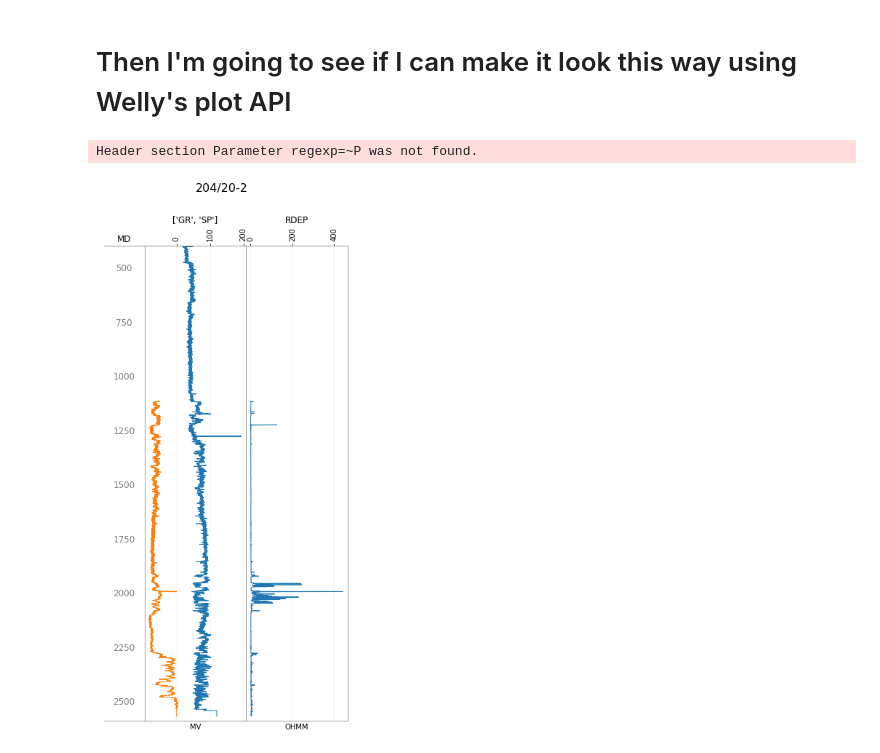
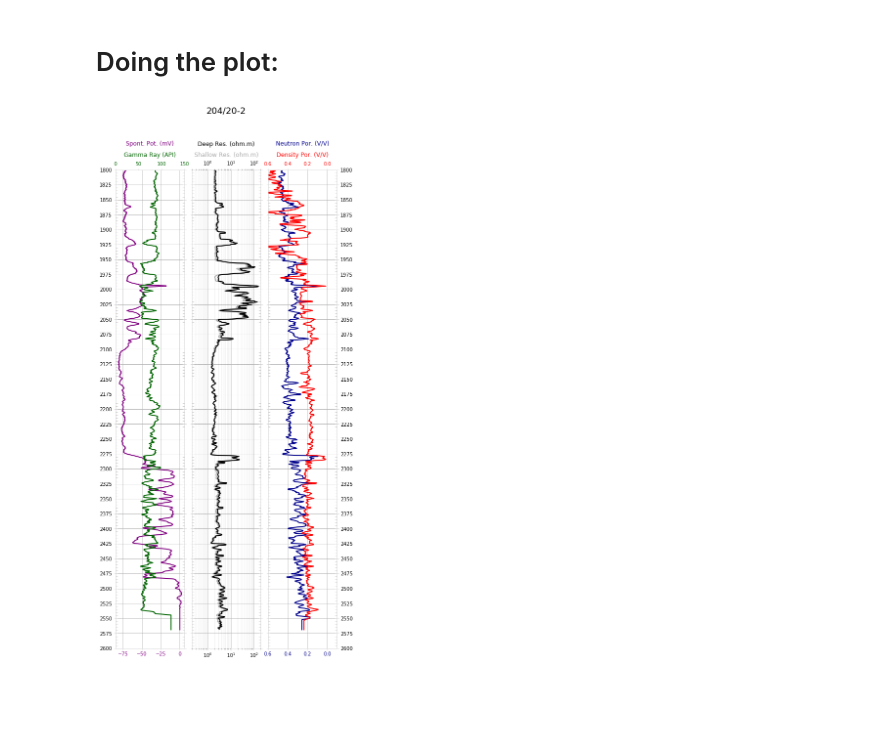
Before and after one commit to ThomasMGeo/plotLAS, a Jupyter notebook: plotLAS.ipynb, the cells around one changed output. Saved outputs shown, nothing was run; the diff lists cells and outputs as text; code cells hidden in the pictures; blank space fills up the shorter version.

Commit message:
refactoring plotting script and plot is improved

```diff
--- a/plotLAS.ipynb
+++ b/plotLAS.ipynb
@@ -60,12 +184,26 @@ def get_curve_params():
 # %%
+datafile="204-20-2_logs.las" # want to loop over all *.las files in folder in the future
+w = Well.from_las(datafile)
+dphi = pet.density_to_porosity(w.data['DENS']*1000.0, rho_matrix=2650, rho_fluid=1000)
+w.data['DPHI'] = dphi
 
 #These are the only things I want to change
-lw, line_styles = get_curve_params()
+itop, ibase = get_top_bottom_depth(w.data['DENS'].basis, upper, lower)
+upper, lower = 1797, 2627
 fontsize = 12
-labelpad = 40  # for second x-axis label above the first
-minor_tick_len = 3
+labelpad = 10  # for second x-axis label above the first
+label_shift = 0.023  # For single axis and multiple tracks (like sonics or resisitivity)
+minory_tick_len = 4
+minorx_tick_len = 3
 nsmooth = 15 # number of samples to smooth
 smooth_window = np.ones(nsmooth)/nsmooth
 majorLocator = MultipleLocator(50)
 majorFormatter = FormatStrFormatter('%d')
 minorLocator = MultipleLocator(5)
+spine_color = 'lightgrey'
+spacing_between_tracks = 0.1
+figwidth, figheight = (7,18)
+md_inc = 25
+
+# Finally call the function to make the dicationary
+line_styles = get_curve_params()
@@ -159,12 +212,36 @@ plt.show()
-# %% [markdown]
-# Then I'm going to see if I can make it look this way using Welly's plot API
-# %%
-from welly import Well
-
-w = Well.from_las(datafile)
-# %% [output]
-Header section Parameter regexp=~P was not found.
-# %%
-w.plot(tracks=['MD',['GR', 'SP'], 'RDEP'], legend = line_styles)
-# %% [output]
-[figure, removed]
+# %% [markdown]
+# Doing the plot:
+# %%
+# Lets plot this bad boy (must re-run the cell above to run this over and over again)
+fig = plt.figure(figsize=(figwidth, figheight))
+fig.suptitle(w.header.name, fontsize=18)
+gs1 = GridSpec(3, 3)
+gs1.update(left=0.05, right=0.95, wspace=spacing_between_tracks)
+ax1 = plt.subplot(gs1[:, 0])
+ax2 = plt.subplot(gs1[:, 1])
+ax3 = plt.subplot(gs1[:, 2])
+
+# Gamma & SP Track
+units, curve, depth, name = get_curve('SP', line_styles, itop, ibase)
+ax1 = plot_curve_in_linear_track(ax1, 'SP', line_styles, name, units,
+                                 grid=True, yticklabels=True, secondary=True)
+
+units, curve, depth, name = get_curve('GR', line_styles, itop, ibase)
+ax4 = ax1.twiny()
+ax4 = plot_curve_in_linear_track(ax4, 'GR', line_styles, name, units,
+                                 grid=False, yticklabels=True, secondary=False)
+
+# Resistivity Track
+ax2 = plot_curve_in_logarithmic_track(ax2, ['RSHAL','RDEP'], line_styles)
+
+
+# Neutron Porosity and Bulk Density
+units, curve, depth, name = get_curve('NPHI', line_styles, itop, ibase)
+ax3 = plot_curve_in_linear_track(ax3, 'NPHI', line_styles, name, units, grid=True,
+                                 rightmost=True, yticklabels=True, secondary=True)
+units, curve, depth, name = get_curve('DPHI', line_styles, itop, ibase)
+ax6 = ax3.twiny()
+ax6 = plot_curve_in_linear_track(ax6, 'DPHI', line_styles, name, units,
+                                 rightmost=True, yticklabels=True, secondary=False)
+# %% [output]
+[figure, added]
```
Also changed, not shown: parts of 16 cells of this notebook.
